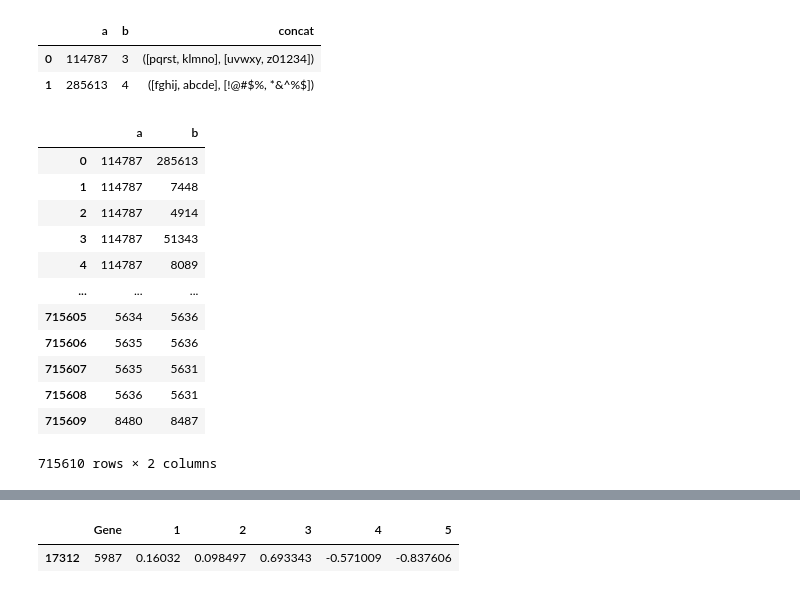
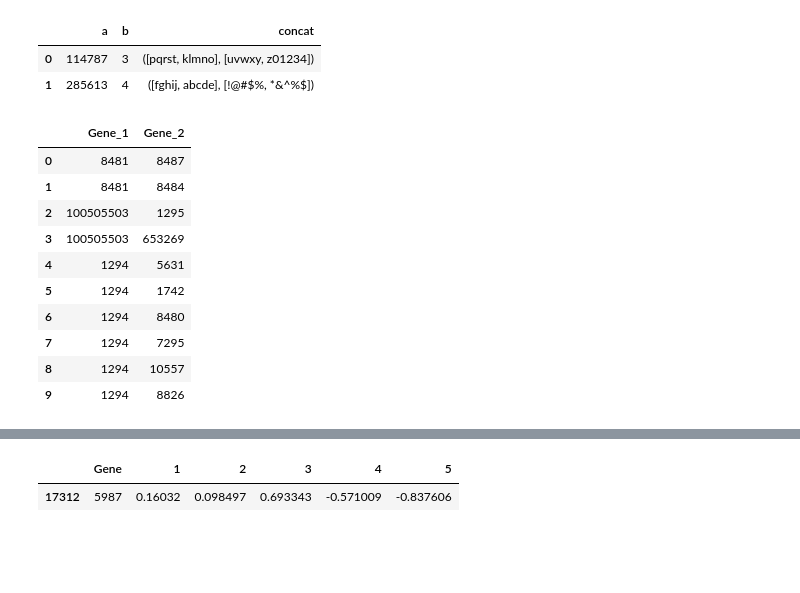
Before and after one commit to RodrigoEslava/cpython, a Jupyter notebook: teste_concatenação.ipynb, the cells around one changed output, grey strips where cells are left out. Drawn from its saved outputs; the diff is of its cells as text; code cells hidden in the pictures; blank space fills up the shorter version.

```diff
--- a/teste_concatenação.ipynb
+++ b/teste_concatenação.ipynb
@@ -37,31 +37,29 @@ first_df
 | 1 | 285613 | 4 | ([fghij, abcde], [!@#$%, *&^%$]) |
 # %%
 
-data_2nd = pd.read_csv("embeddings_teste.txt", sep=" ", header= None)
+data_2nd = pd.read_csv("emb_teste.txt", sep=" ", header= None)
 
 second_df = pd.DataFrame(data=data_2nd)
 second_df.columns=("Gene", '1','2','3','4','5')
 #data_2nd_T = data_2nd.transpose()
 #second_df = second_df.set_index(0)
 #second_df = second_df.transpose()
 #second_df.to_csv("second_df.txt")
 
-data_1st = pd.read_csv("Decagon_ppi_sem_virgulas.txt", sep=" ")
+data_1st = pd.read_csv("lis_g_teste.txt", sep=" ")
 first_df = pd.DataFrame(data=data_1st)
-first_df.columns=('a', 'b')
+first_df.columns=('Gene_1', 'Gene_2')
 #first_df.to_numpy()
 first_df
 # %% [output]
-|  | a | b |
-| 0 | 114787 | 285613 |
-| 1 | 114787 | 7448 |
-| 2 | 114787 | 4914 |
-| 3 | 114787 | 51343 |
-| 4 | 114787 | 8089 |
-| ... | ... | ... |
-| 715605 | 5634 | 5636 |
-| 715606 | 5635 | 5636 |
-| 715607 | 5635 | 5631 |
-| 715608 | 5636 | 5631 |
-| 715609 | 8480 | 8487 |
+|  | Gene_1 | Gene_2 |
+| 0 | 8481 | 8487 |
+| 1 | 8481 | 8484 |
+| 2 | 100505503 | 1295 |
+| 3 | 100505503 | 653269 |
+| 4 | 1294 | 5631 |
+| 5 | 1294 | 1742 |
+| 6 | 1294 | 8480 |
+| 7 | 1294 | 7295 |
+| 8 | 1294 | 10557 |
+| 9 | 1294 | 8826 |
-715610 rows × 2 columns
```
Also changed, not shown: parts of 16 cells of this notebook.
